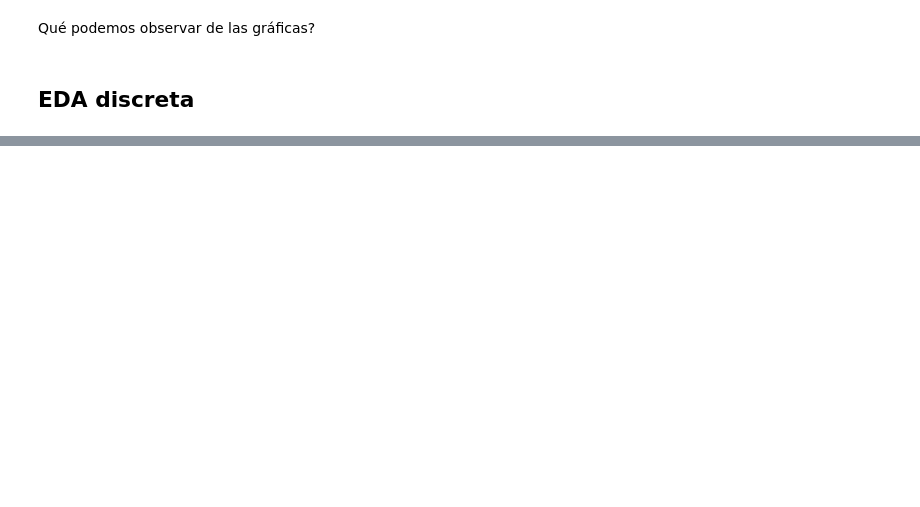
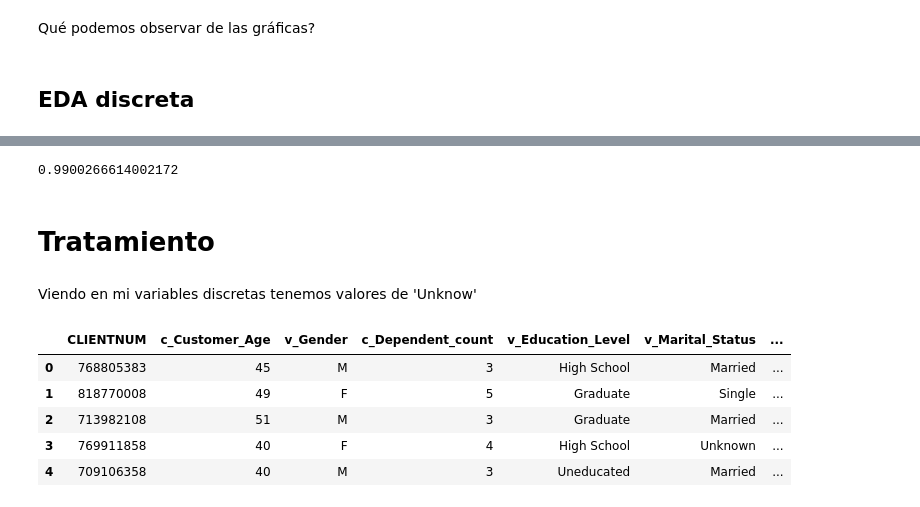
Before and after one commit to Michell-Mar/final_project, a Jupyter notebook: projecto.ipynb, the cells around one changed output, grey strips where cells are left out. Drawn from its saved outputs; the diff is of its cells as text; code cells hidden in the pictures; blank space fills up the shorter version.

```diff
--- a/projecto.ipynb
+++ b/projecto.ipynb
@@ -248,0 +327,23 @@ def bar(data, col):
+# %%
+lof = LocalOutlierFactor()
+# %%
+df['lof']= lof.fit_predict(df[[x for x in df.columns if 'c_' in x]])
+# %%
+df[df['lof'] == 1].shape[0]/old_shape
+# %% [output]
+0.9900266614002172
+# %%
+df = df[df['lof'] == 1]
+# %% [markdown]
+# Tratamiento
+# %% [markdown]
+Viendo en mi variables discretas tenemos valores de 'Unknow'
+# %%
+df.head()
+# %% [output]
+|  | CLIENTNUM | c_Customer_Age | v_Gender | c_Dependent_count | v_Education_Level | v_Marital_Status | ... |
+| 0 | 768805383 | 45 | M | 3 | High School | Married | ... |
+| 1 | 818770008 | 49 | F | 5 | Graduate | Single | ... |
+| 2 | 713982108 | 51 | M | 3 | Graduate | Married | ... |
+| 3 | 769911858 | 40 | F | 4 | High School | Unknown | ... |
+| 4 | 709106358 | 40 | M | 3 | Uneducated | Married | ... |
```
Also changed, not shown: parts of 37 cells of this notebook.
